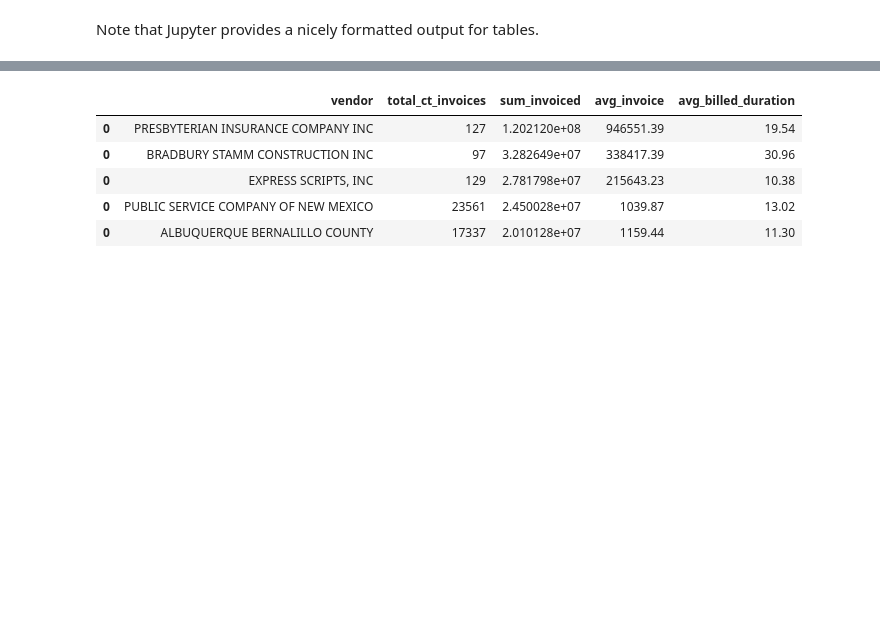
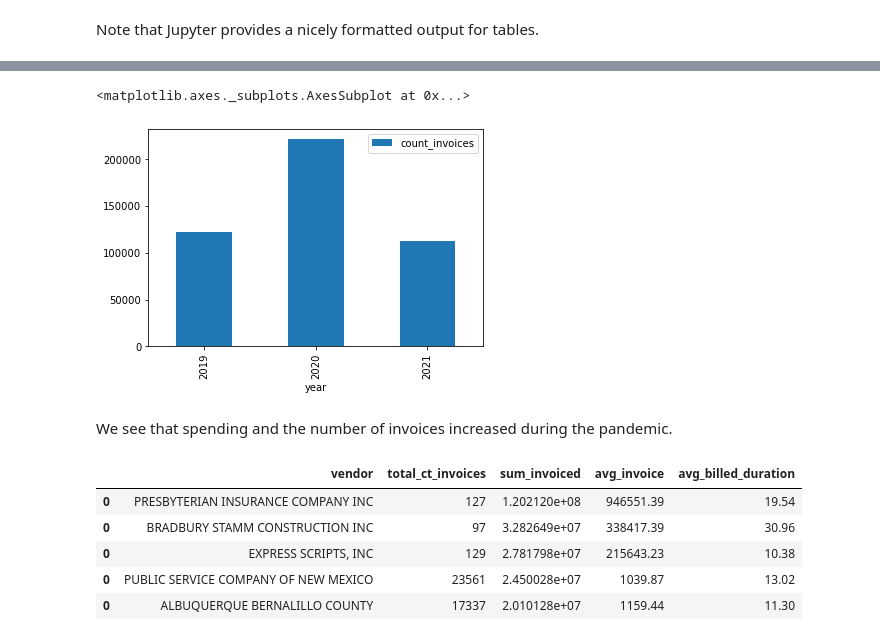
Before and after one commit to unmrds/cc-reproducibility-communication, a Jupyter notebook: 03-Jupyter-demo.ipynb, the cells around one changed output, grey strips where cells are left out. Drawn from its saved outputs; the diff is of its cells as text; code cells hidden in the pictures; blank space fills up the shorter version.

```diff
--- a/03-Jupyter-demo.ipynb
+++ b/03-Jupyter-demo.ipynb
@@ -175,3 +243,12 @@ for name, group in per_vendor:
+# %%
+# Plot number of invoices per year
+
+yr_sums.plot.bar(x = "year", y = "count_invoices")
+# %% [output]
+<matplotlib.axes._subplots.AxesSubplot at 0x...>
+[figure, added]
+# %% [markdown]
+We see that spending and the number of invoices increased during the pandemic.
 # %%
 pv.sort_values(by=["sum_invoiced"], inplace=True, ascending=False)
 pv.head()
```
Also changed, not shown: parts of 14 cells of this notebook.
